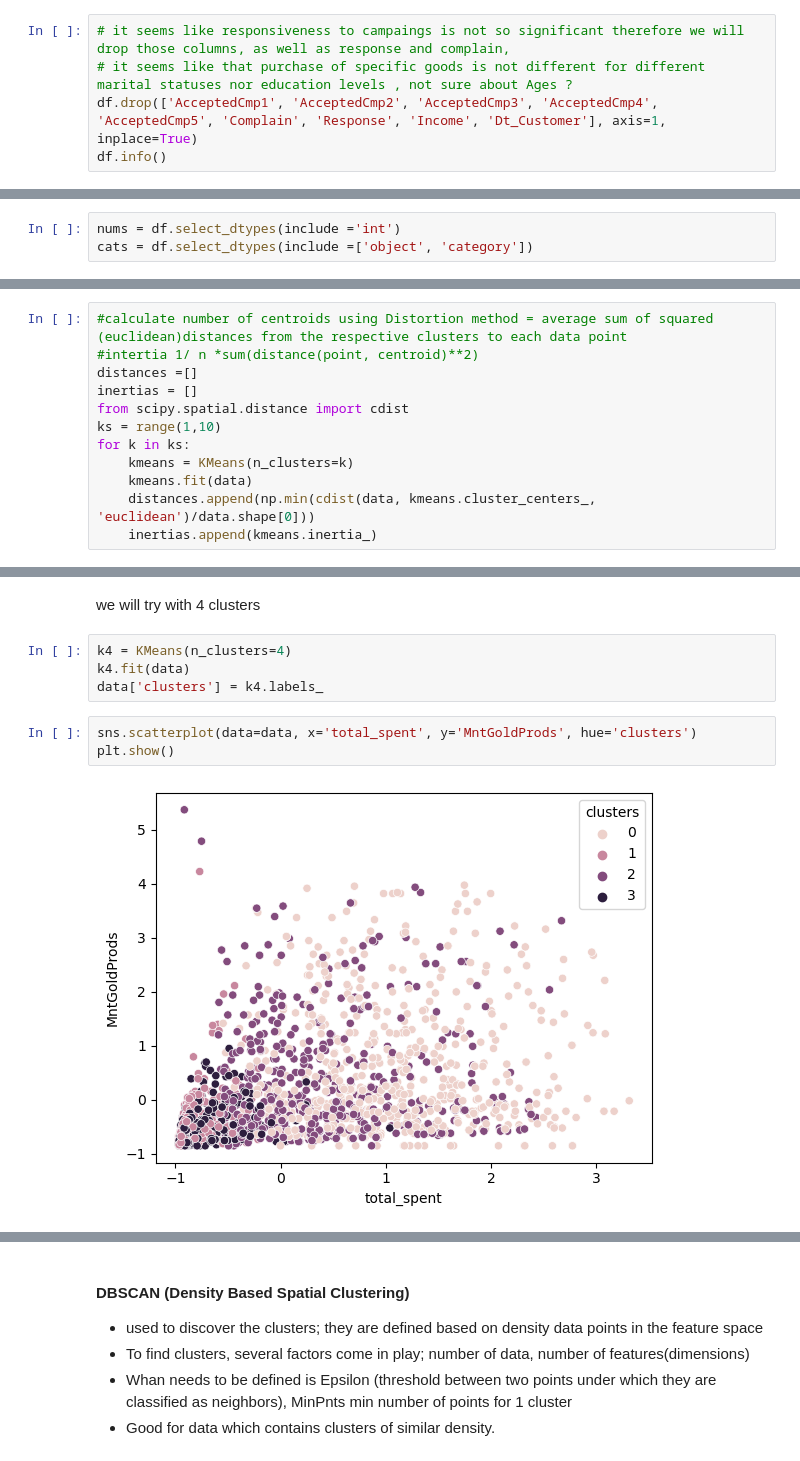
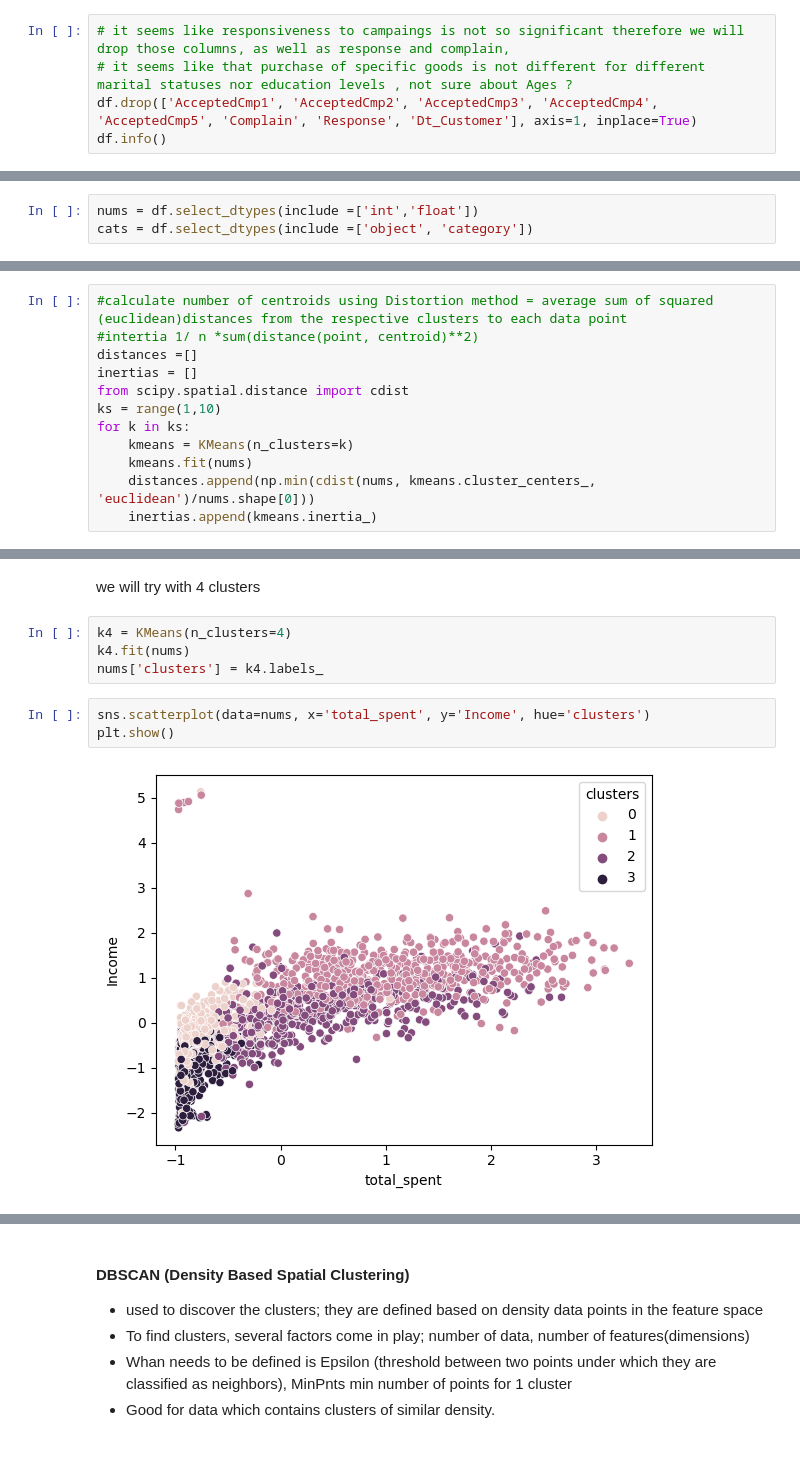
Before and after one commit to tamaricki/Projects, a Jupyter notebook: Customer_analysis_clustering.ipynb, the cells around one changed output, grey strips where cells are left out. Drawn from its saved outputs; the diff is of its cells as text.

Commit message:
cluster analysis

```diff
--- a/Customer_analysis_clustering.ipynb
+++ b/Customer_analysis_clustering.ipynb
@@ -264,7 +224,7 @@ qualit_quant_bar_chart(channels, title='Sales Channels for different marital sta
 # %%
 # it seems like responsiveness to campaings is not so significant therefore we will drop those columns, as well as response and complain,
 # it seems like that purchase of specific goods is not different for different marital statuses nor education levels , not sure about Ages ?
-df.drop(['AcceptedCmp1', 'AcceptedCmp2', 'AcceptedCmp3', 'AcceptedCmp4', 'AcceptedCmp5', 'Complain', 'Response', 'Income', 'Dt_Customer'], axis=1, inplace=True)
+df.drop(['AcceptedCmp1', 'AcceptedCmp2', 'AcceptedCmp3', 'AcceptedCmp4', 'AcceptedCmp5', 'Complain', 'Response', 'Dt_Customer'], axis=1, inplace=True)
 df.info()
 # %% [output]
 <class 'pandas.core.frame.DataFrame'>
@@ -302,5 +266,5 @@ df.drop(['MntFruits', 'MntFishProducts', 'MntMeatProducts','MntSweetProducts', '
 # %%
-nums = df.select_dtypes(include ='int')
+nums = df.select_dtypes(include =['int','float'])
 cats = df.select_dtypes(include =['object', 'category'])
 # %%
 scaler =StandardScaler()
@@ -348,8 +302,8 @@ from scipy.spatial.distance import cdist
 ks = range(1,10)
 for k in ks:
     kmeans = KMeans(n_clusters=k)
-    kmeans.fit(data)
-    distances.append(np.min(cdist(data, kmeans.cluster_centers_, 'euclidean')/data.shape[0]))
+    kmeans.fit(nums)
+    distances.append(np.min(cdist(nums, kmeans.cluster_centers_, 'euclidean')/nums.shape[0]))
     inertias.append(kmeans.inertia_)
 # %%
 f,a = plt.subplots(1,2,figsize=(12,5))
@@ -364,10 +317,10 @@ plt.clf()
 we will try with 4 clusters
 # %%
 k4 = KMeans(n_clusters=4)
-k4.fit(data)
-data['clusters'] = k4.labels_
+k4.fit(nums)
+nums['clusters'] = k4.labels_
 # %%
-sns.scatterplot(data=data, x='total_spent', y='MntGoldProds', hue='clusters')
+sns.scatterplot(data=nums, x='total_spent', y='Income', hue='clusters')
 plt.show()
 # %% [output]
-[figure, old version]
+[figure, new version]
```
Also changed, not shown: parts of 23 cells of this notebook.
